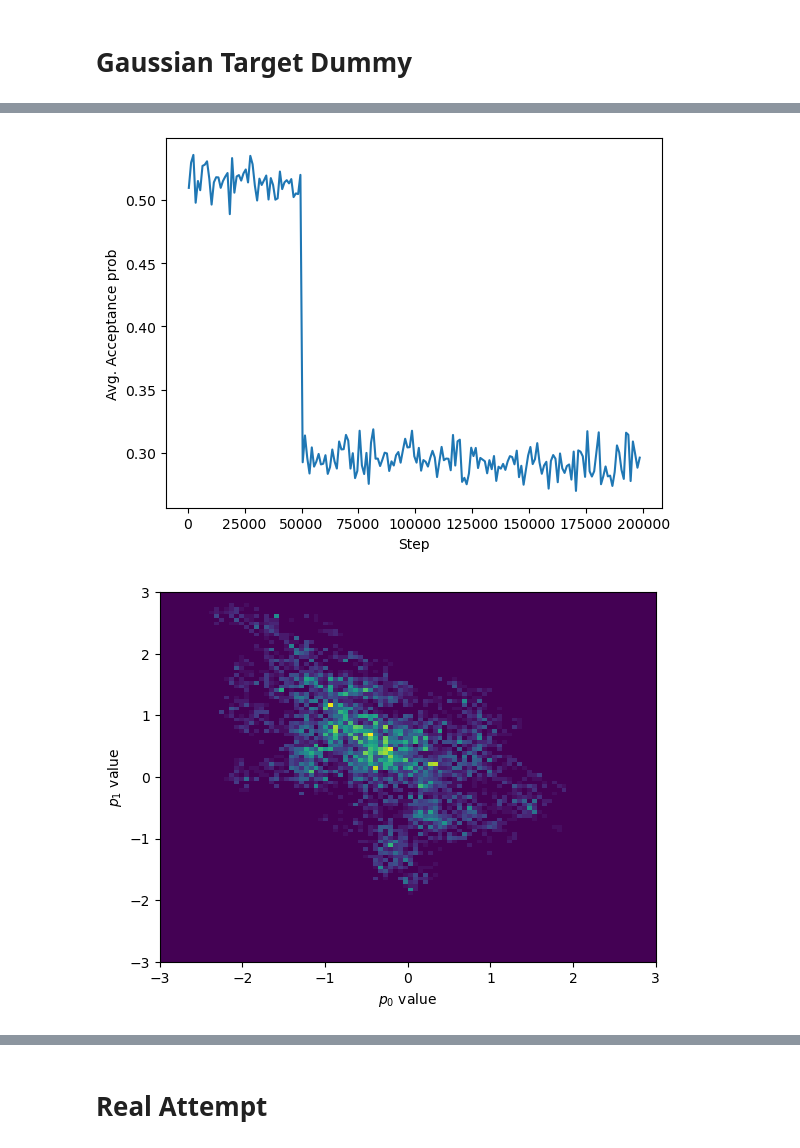
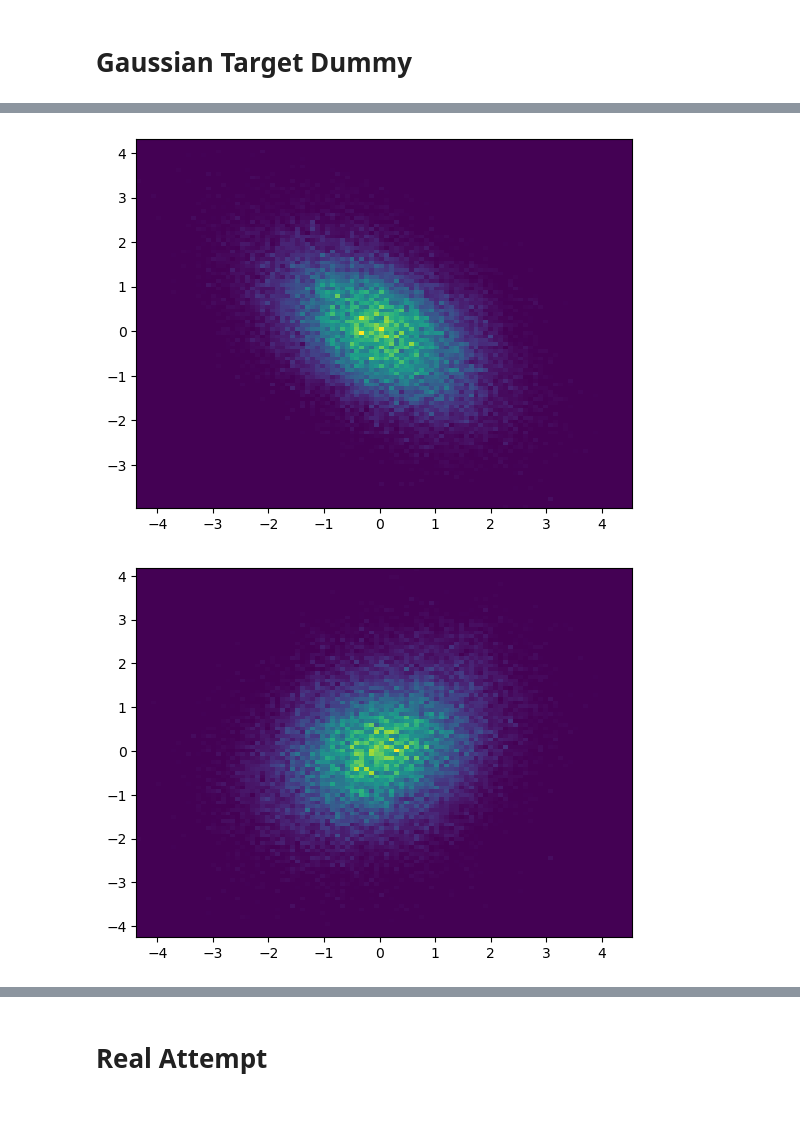
Before and after one commit to luketpickering/lbltoymodel, a Jupyter notebook: toyana.ipynb, the cells around one changed output, grey strips where cells are left out. Saved outputs shown, nothing was run; the diff lists cells and outputs as text; code cells hidden in the pictures; blank space fills up the shorter version.

```diff
--- a/toyana.ipynb
+++ b/toyana.ipynb
@@ -369 +473,5 @@ Bin 6811: (2.40 - 2.75) (0.10 - 0.15) (-0.02 - -0.01)
+# %%
+ef = pa.Table.from_pandas(df)
+test2Dredmodel = model()
+test2Dredmodel.add_axis("systbin_red", pn.Binning.lin_space(0,407,407))
 # %% [markdown]
@@ -690,0 +674,11 @@ plt.show()
+# %%
+for p_i in [9, 10, 11, 12, 13]:
+    x = []
+    y = []
+    for i in np.arange(-2,2,0.25):
+        paramvs = np.ones(myana.nsyst)
+        paramvs[p_i] = 1 + i*0.5
+        x.append(paramvs[p_i])
+        y.append(myana.nllh(paramvs))
+
+    plt.plot(x,y, label=f"$p_{{{p_i}}}$")
@@ -959,0 +1184,3 @@ Wall time: 1min 23s
+# %%
+test = Chain(filename_stub="chain_")
+print(test.last_step())
@@ -959,0 +1189,2 @@ Wall time: 1min 23s
+# %%
+cd = ChainDiagnostics(test)
@@ -964,35 +1210,22 @@ proposer.plot_step_sizes()
 # %%
-samples.plot_tprob_trace(navg=1000, NSteps=200000)
+cd.plot_param2D(0, 1)
 plt.show()
-
-samples.plot_param2D_post(0, 1,bins=[[-3,3,100],[-3,3,100]])
+cd.plot_param2D(0, 2)
 plt.show()
-samples.plot_param2D_post(0, 2,bins=[[-3,3,100],[-3,3,100]])
-plt.show()
-samples.plot_param2D_post(1, 2,bins=[[-3,3,100],[-3,3,100]])
+cd.plot_param2D(1, 2)
 plt.show()
 
 for i in range(3):
-    samples.plot_param_trace(i, nskip=10)
+    cd.plot_param_trace(i)
 plt.ylabel("param value")
 plt.xlabel("step")
 plt.show()
 
 for i in range(3):
-    samples.plot_param_acf(i,stop=10000, step=50)
+    cd.plot_param_acf(i)
 plt.ylabel("param autocorrelation")
 plt.xlabel("lag")
 plt.show()
-
-samples.plot_llh_trace(nskip=10)
-plt.ylabel("nllhood")
-plt.xlabel("step")
-plt.show()
-
-samples.plot_llh_acf(stop=10000,step=50)
-plt.ylabel("nllhood autocorrelation")
-plt.xlabel("step")
-plt.show()
 # %% [output]
-[figure, old version]
+[figure, new version]
-[figure, old version]
+[figure, new version]
```
Also changed, not shown: parts of 67 cells of this notebook.
